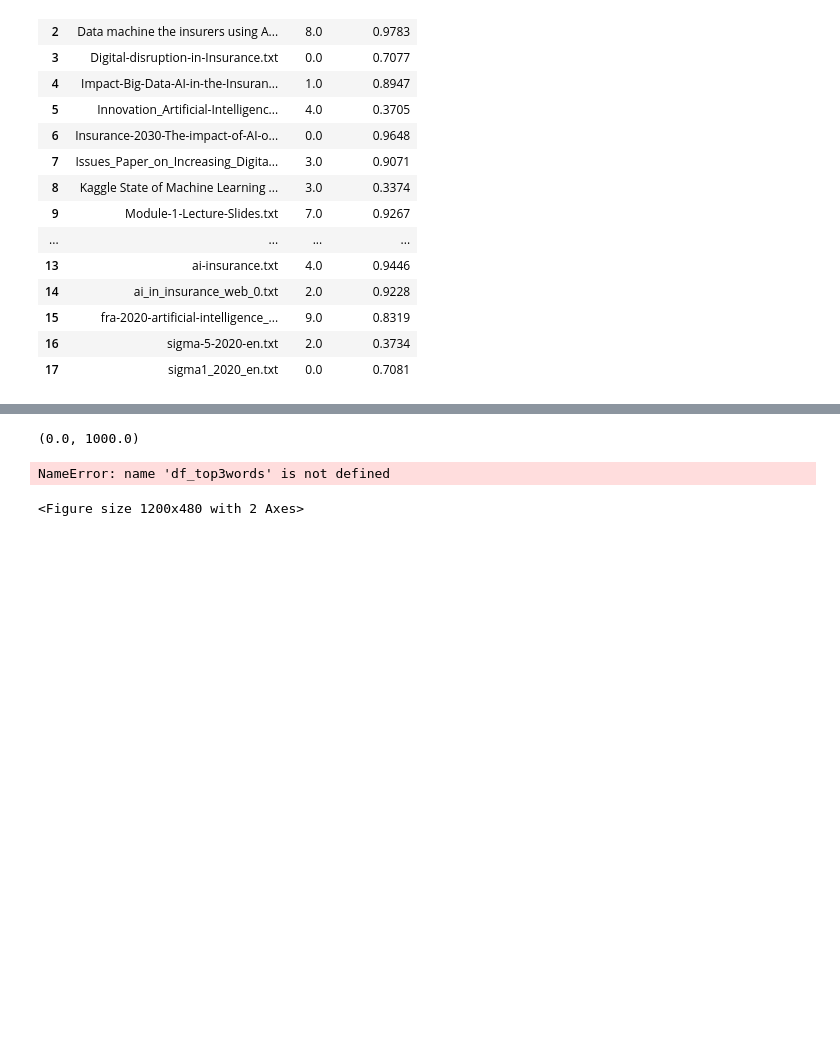
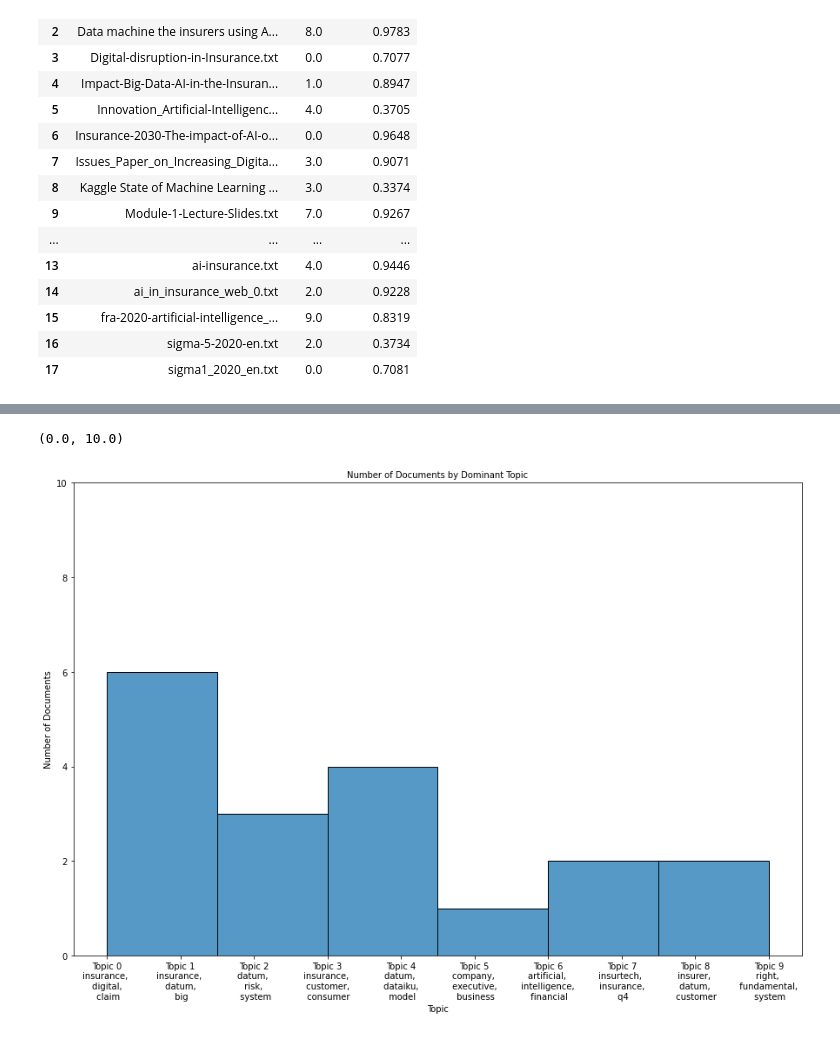
Before and after one commit to protzetter/NLP-experiments, a Jupyter notebook: DocumentsMining-Part8.ipynb, the cells around one changed output, grey strips where cells are left out. Saved outputs shown, nothing was run; the diff lists cells and outputs as text; code cells hidden in the pictures; blank space fills up the shorter version.

Commit message:
Update DocumentsMining-Part8.ipynb
Added more graphs to interpret the model

```diff
--- a/DocumentsMining-Part8.ipynb
+++ b/DocumentsMining-Part8.ipynb
@@ -118,9 +118,9 @@ import pandas as pd
 import seaborn as sea
 import matplotlib as plt
 # %%
-doc_topics=pd.read_csv('doc-topics.csv')
+doc_topics=pd.read_csv('doc-topics.csv',lineterminator='\n')
 # %%
-topic_terms=pd.read_csv('topic-terms.csv')
+topic_terms=pd.read_csv('topic-terms.csv',lineterminator='\n')
 # %%
 display(topic_terms)
 # %% [output]
@@ -166,8 +166,8 @@ grid_map.tight_layout()
 topic_keywords = []
 for i in range(number_of_topics):
     keywords = []
-    df_sub= topic_terms[topic_terms['topic']==i]
+    df_sub= topic_terms[topic_terms['topic']==i].sort_values(by=['weight'], ascending=False)
     keywords = ", ".join(df_sub['term'])
     i=i+1
     topic_keywords.append(keywords)
-topic_keywords
+topic_keywords_df= pd.DataFrame(topic_keywords)
@@ -226,9 +215,11 @@ topics_df
 | 17 | sigma1_2020_en.txt | 0.0 | 0.7081 |
 # %%
 #Top 3 Keywords for each Topic
-topic_top3words = [(i, topic) for i, topics in lda_model.show_topics(formatted=False)
-                                 for j, (topic, wt) in enumerate(topics) if j < 3]
+
+topic_top3words = [(i,topic) for i, topics in enumerate(topic_keywords) for (j, topic) in enumerate(topics.split(',')) if j<3]
+print(topic_top3words)
 
 df_top3words_stacked = pd.DataFrame(topic_top3words, columns=['topic_id', 'words'])
 df_top3words = df_top3words_stacked.groupby('topic_id').agg(', \n'.join)
 df_top3words.reset_index(level=0,inplace=True)
+df_top3words
@@ -235,19 +239,20 @@ df_top3words.reset_index(level=0,inplace=True)
 # %%
 # Plot
 import matplotlib.pyplot as plt
 from matplotlib.ticker import FuncFormatter
 
-fig, (ax1, ax2) = plt.subplots(1, 2, figsize=(10, 4), dpi=120, sharey=True)
+#fig, (ax1, ax2) = plt.subplots(1, 2, figsize=(10, 4), dpi=120, sharey=True)
 
+plt.figure(figsize=(15,10))
 # Topic Distribution by Dominant Topics
-ax1.bar(x='Topic', height='count', data=topics_df, width=.5, color='firebrick')
-ax1.set_xticks(range(topics_df.Topic.unique().__len__()))
-#tick_formatter = FuncFormatter(lambda x, pos: 'Topic ' + str(x)+ '\n' + df_top3words.loc[df_top3words.topic_id==x, 'words'].values[0])
-ax1.xaxis.set_major_formatter(tick_formatter)
-ax1.set_title('Number of Documents by Dominant Topic', fontdict=dict(size=10))
-ax1.set_ylabel('Number of Documents')
-ax1.set_ylim(0, 1000)
+ax=sea.histplot(data=topics_df,x=topics_df.Topic)
+ax.set_xticks(range(topics_df.Topic.unique().__len__()))
+tick_formatter = FuncFormatter(lambda x, pos: 'Topic ' + str(x)+ '\n' + df_top3words.loc[df_top3words.topic_id==x, 'words'].values[0])
+ax.xaxis.set_major_formatter(tick_formatter)
+#ax.set_xticklabels(ax.get_xticklabels(),rotation=60)
+ax.set_title('Number of Documents by Dominant Topic', fontdict=dict(size=10))
+ax.set_ylabel('Number of Documents')
+ax.set_ylim(0, 10)
 # %% [output]
-(0.0, 1000.0)
+(0.0, 10.0)
-NameError: name 'df_top3words' is not defined
-<Figure size 1200x480 with 2 Axes>
+[figure, added]
```
Also changed, not shown: parts of 2 cells of this notebook.
